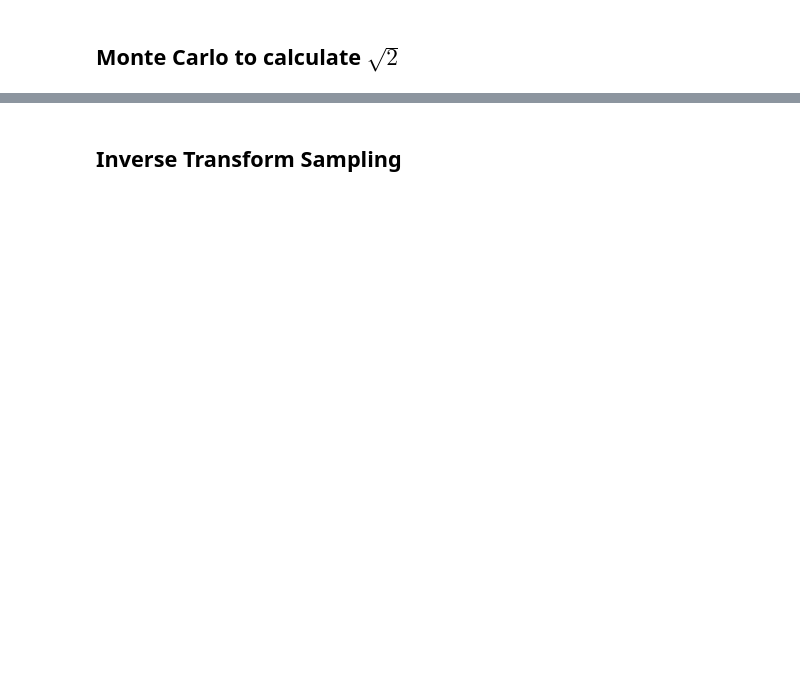
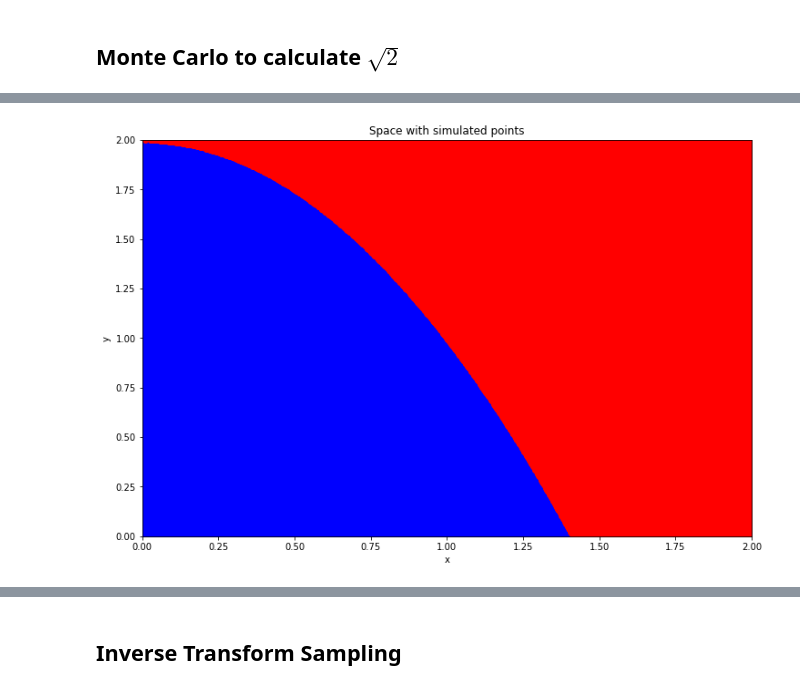
Before and after one commit to gabrielvieira37/PESC-COPPE, a Jupyter notebook: MCMC/McMc_homework3.ipynb, the cells around one changed output, grey strips where cells are left out. Cells and saved outputs as stored; diff of their text form; code cells hidden in the pictures; blank space fills up the shorter version.

```diff
--- a/MCMC/McMc_homework3.ipynb
+++ b/MCMC/McMc_homework3.ipynb
@@ -13,0 +24,27 @@ import gc
+# %%
+def g_x_y(x_list,y_list):
+    """
+    Indicator function g(X,Y)
+
+    Parameters
+    ----------
+    x_list: list
+        List of x values
+
+    y_list: list
+        List of y values
+
+    Returns
+    -------
+    g_list: list
+        List of indicator
+        function results
+
+    """
+    g_list = []
+    for x,y in zip(x_list,y_list):
+        if 2-x**2-y>=0:
+            g_list.append(1)
+        else:
+            g_list.append(0)
+    return g_list
@@ -13,0 +103,19 @@ import gc
+# %%
+n_list = [10**6]
+_,points_dict = mcmc_sim_sqrt(n_list,True)
+points_dict['point_class'] = g_x_y(points_dict['x'],points_dict['y'])
+points_df = pd.DataFrame(points_dict)
+points_inside = points_df[points_df['point_class']==1]
+points_outside = points_df[points_df['point_class']==0]
+# %%
+plt.figure(figsize=(12,8))
+plt.ylim(bottom=0, top=2)
+plt.xlim(left=0, right=2)
+plt.title("Space with simulated points")
+plt.xlabel("x")
+plt.ylabel("y")
+plt.scatter(points_inside['x'], points_inside['y'], c='b')
+plt.scatter(points_outside['x'], points_outside['y'], c='r')
+plt.show()
+# %% [output]
+[figure, added]
```
Also changed, not shown: parts of 18 cells of this notebook.
